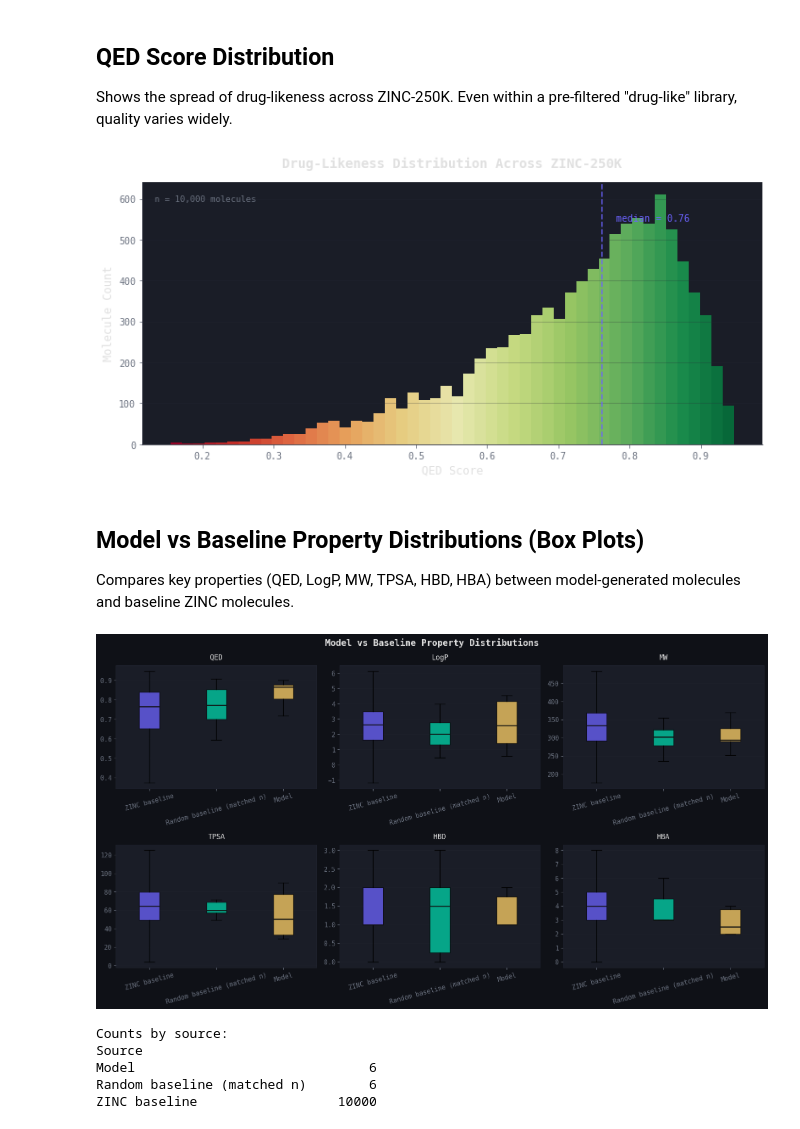
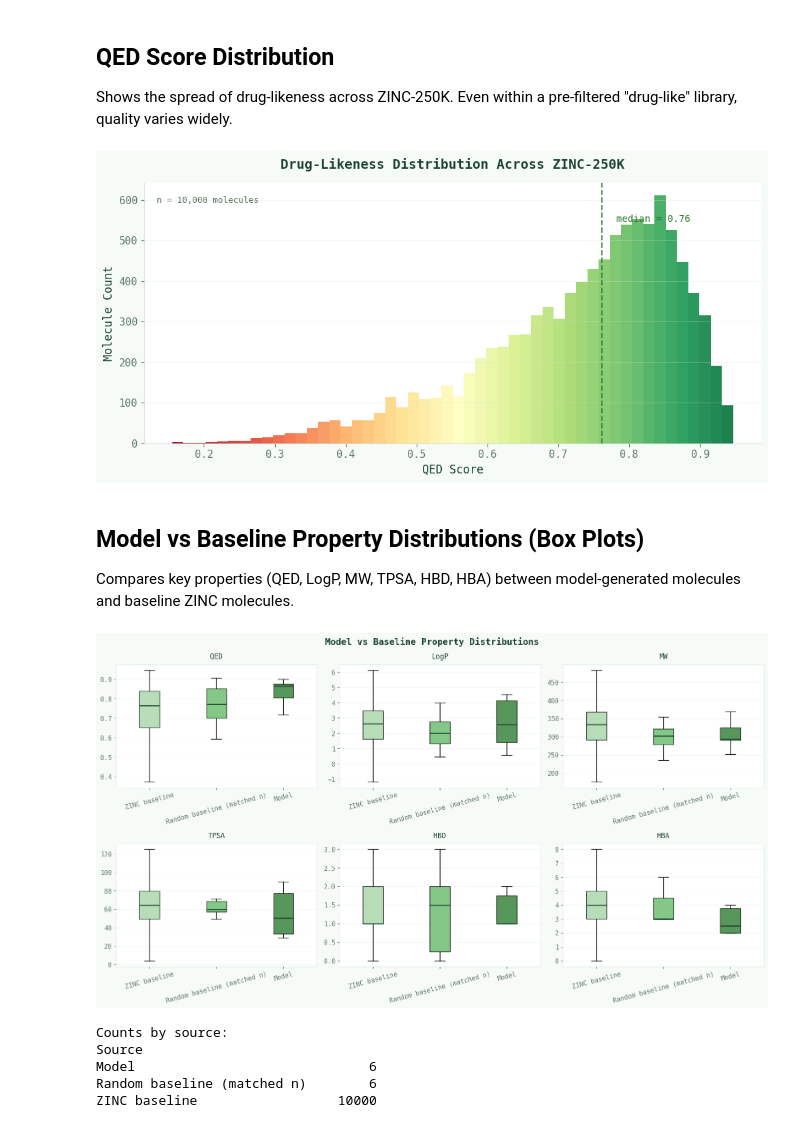
Before and after one commit to potatoesandfrenchfries/ai-expo-2026-code, a Jupyter notebook: data/expo_visualisations.ipynb, the cells around one changed output. Cells and saved outputs as stored; diff of their text form; code cells hidden in the pictures.

Commit message:
attempt at graphs

```diff
--- a/data/expo_visualisations.ipynb
+++ b/data/expo_visualisations.ipynb
@@ -65,26 +59,27 @@ print(f"CSV rows: {len(df)}, JSON molecules: {len(atom_data)}, Merged: {len(merg
 # %% [output]
 CSV rows: 10000, JSON molecules: 10000, Merged: 10000
 # %%
-# Style setup
-BG = "#0f1117"
-CARD_BG = "#1a1d27"
-ACCENT = "#6C63FF"
-ACCENT2 = "#00D4AA"
-TEXT = "#e0e0e0"
-SUBTLE = "#6b7280"
+# Style setup (light + green theme)
+BG = "#f7fbf7"
+CARD_BG = "#ffffff"
+ACCENT = "#2e7d32"
+ACCENT2 = "#66bb6a"
+ACCENT3 = "#a5d6a7"
+TEXT = "#1b4332"
+SUBTLE = "#5f7a66"
 
 plt.rcParams.update({
     "figure.facecolor": BG,
     "axes.facecolor": CARD_BG,
-    "axes.edgecolor": "#2a2d3a",
+    "axes.edgecolor": "#cfe6d4",
     "axes.labelcolor": TEXT,
     "xtick.color": SUBTLE,
     "ytick.color": SUBTLE,
     "text.color": TEXT,
     "font.family": "monospace",
     "font.size": 11,
-    "grid.color": "#2a2d3a",
-    "grid.alpha": 0.5,
+    "grid.color": "#d8eadc",
+    "grid.alpha": 0.65,
 })
 # %% [markdown]
 ## QED Score Distribution
@@ -117,7 +112,7 @@ ax.grid(axis="y", alpha=0.3)
 plt.tight_layout()
 plt.show()
 # %% [output]
-[figure, old version]
+[figure, new version]
 # %% [markdown]
 ## Model vs Baseline Property Distributions (Box Plots)
 Compares key properties (QED, LogP, MW, TPSA, HBD, HBA) between model-generated molecules and baseline ZINC molecules.
@@ -194,38 +189,38 @@ fig, axes = plt.subplots(2, 3, figsize=(16, 9))
 axes = axes.flatten()
 
 sources = ["ZINC baseline", "Random baseline (matched n)", "Model"]
-palette = [ACCENT, ACCENT2, "#FFD166"]
+palette = [ACCENT3, ACCENT2, ACCENT]
 
 for i, prop in enumerate(PROPERTIES):
     ax = axes[i]
     grouped = [comparison_df.loc[comparison_df["Source"] == src, prop].dropna().values for src in sources]
 
     bp = ax.boxplot(
         grouped,
         tick_labels=sources,
         patch_artist=True,
         showfliers=False,
     )
 
     for patch, color in zip(bp["boxes"], palette):
         patch.set_facecolor(color)
-        patch.set_alpha(0.75)
+        patch.set_alpha(0.80)
     for median in bp["medians"]:
-        median.set_color("#111111")
+        median.set_color("#1b4332")
         median.set_linewidth(1.8)
 
     ax.set_title(prop, fontsize=12, pad=10)
     ax.tick_params(axis="x", labelrotation=15)
-    ax.grid(axis="y", alpha=0.25)
+    ax.grid(axis="y", alpha=0.35)
 
 fig.suptitle("Model vs Baseline Property Distributions", fontsize=15, fontweight="bold")
 plt.tight_layout()
 plt.show()
 
 print("Counts by source:")
 print(comparison_df.groupby("Source").size().to_string())
 # %% [output]
-[figure, old version]
+[figure, new version]
 Counts by source:
 Source
 Model                              6
```
Also changed, not shown: parts of 13 cells of this notebook, 1 other file.
